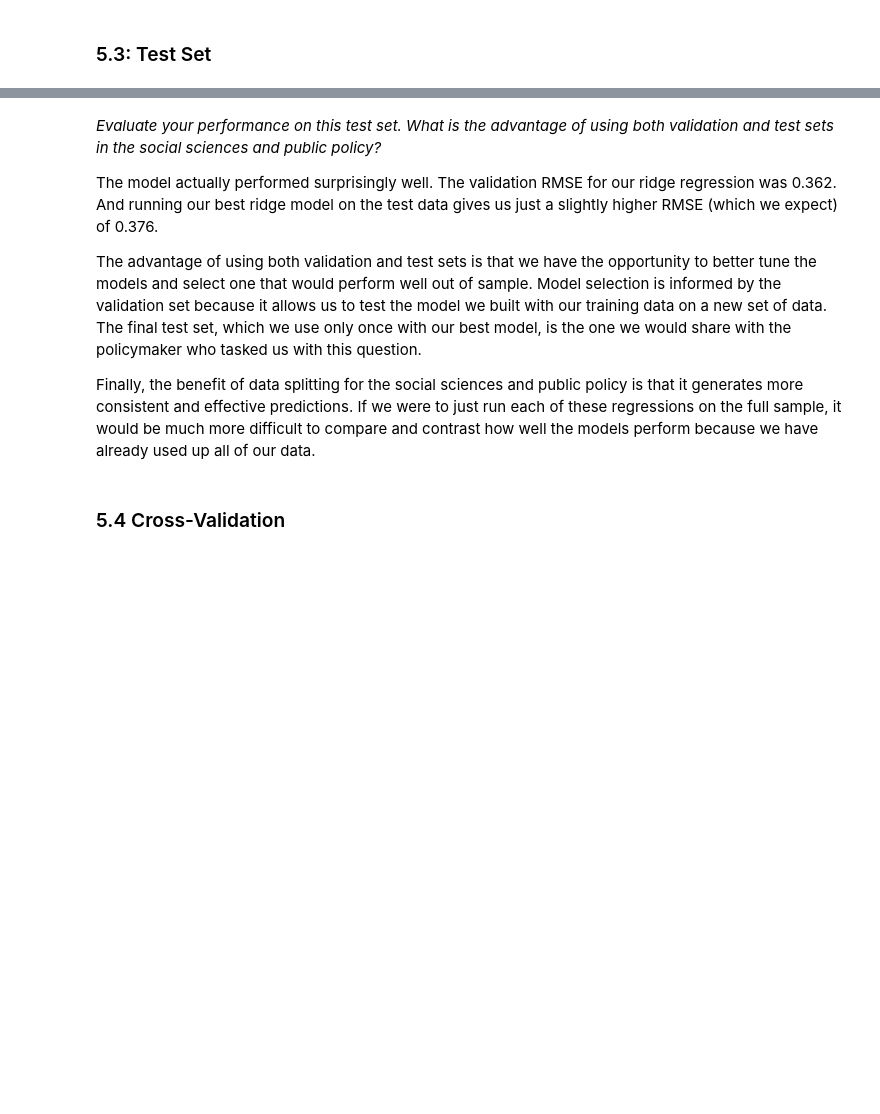
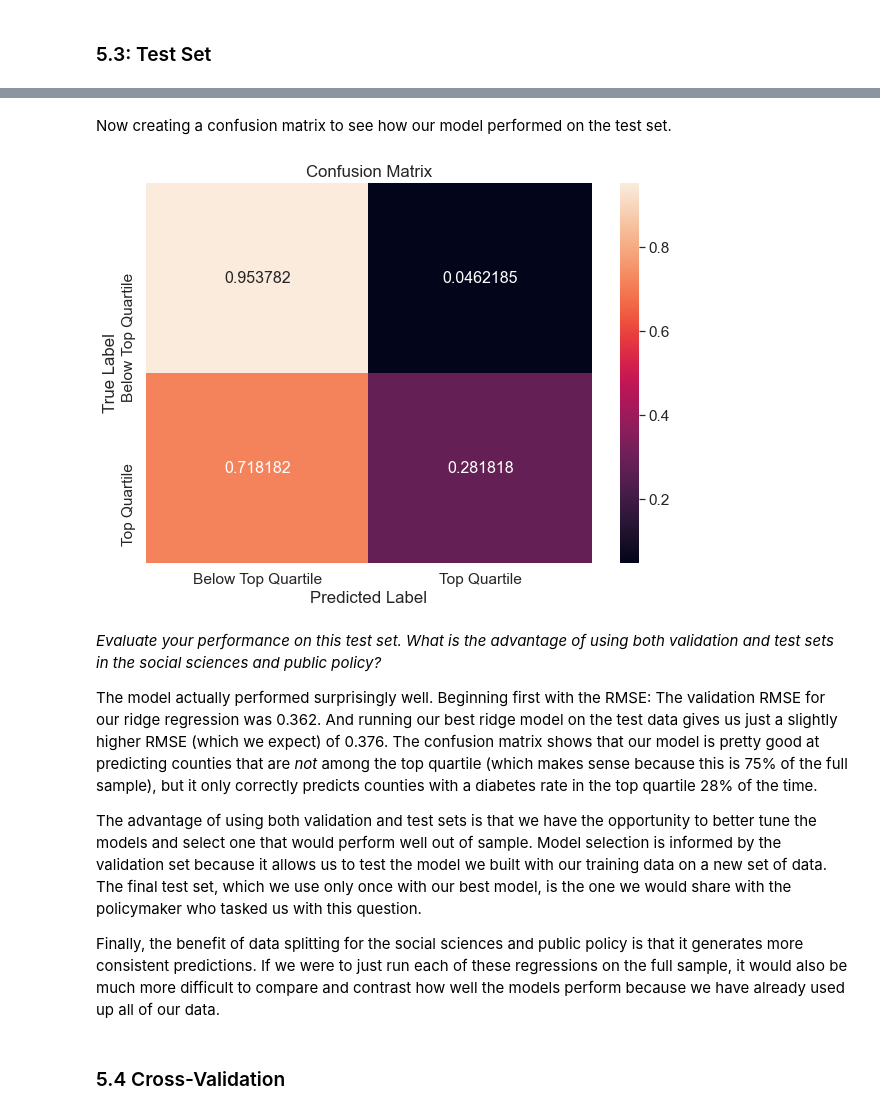
Before and after one commit to shrutibathia/CSS_Project2_Team2_Fall2020, a Jupyter notebook: Project2.ipynb, the cells around one changed output, grey strips where cells are left out. Cells and saved outputs as stored; diff of their text form; code cells hidden in the pictures; blank space fills up the shorter version.

```diff
--- a/Project2.ipynb
+++ b/Project2.ipynb
@@ -606,11 +608,39 @@ Test RMSE 0.3768934919757179
+# %% [markdown]
+Now creating a confusion matrix to see how our model performed on the test set.
+# %%
+# first turning our predictions into a binary variable
+best_pred_bin = best_pred
+best_pred_bin = np.where(best_pred>0.5, 1, 0)
+
+cf_matrix = confusion_matrix(y_test, best_pred_bin, normalize = "true")
+
+
+df_cm = pd.DataFrame(cf_matrix, range(2),
+              range(2))
+
+df_cm = df_cm.rename(index=str, columns={0: "Below Top Quartile", 1: "Top Quartile"})
+df_cm.index = ["Below Top Quartile", "Top Quartile"]
+plt.figure(figsize = (10,7))
+sns.set(font_scale=1.4)#for label size
+sns.heatmap(df_cm,
+           annot=True,
+           annot_kws={"size": 16},
+           fmt='g')
+
+plt.title("Confusion Matrix")
+plt.xlabel("Predicted Label")
+plt.ylabel("True Label")
+plt.show()
+# %% [output]
+[figure, added]
 # %% [markdown]
 _Evaluate your performance on this test set. What is the advantage of using both validation and test sets in the social sciences and public policy?_
 
-The model actually performed surprisingly well. The validation RMSE for our ridge regression was 0.362. And running our best ridge model on the test data gives us just a slightly higher RMSE (which we expect) of 0.376.
+The model actually performed surprisingly well. Beginning first with the RMSE: The validation RMSE for our ridge regression was 0.362. And running our best ridge model on the test data gives us just a slightly higher RMSE (which we expect) of 0.376. The confusion matrix shows that our model is pretty good at predicting counties that are _not_ among the top quartile (which makes sense because this is 75% of the full sample), but it only correctly predicts counties with a diabetes rate in the top quartile 28% of the time.
 
 The advantage of using both validation and test sets is that we have the opportunity to better tune the models and select one that would perform well out of sample. Model selection is informed by the validation set because it allows us to test the model we built with our training data on a new set of data. The final test set, which we use only once with our best model, is the one we would share with the policymaker who tasked us with this question.
 
-Finally, the benefit of data splitting for the social sciences and public policy is that it generates more consistent and effective predictions. If we were to just run each of these regressions on the full sample, it would be much more difficult to compare and contrast how well the models perform because we have already used up all of our data.
+Finally, the benefit of data splitting for the social sciences and public policy is that it generates more consistent predictions. If we were to just run each of these regressions on the full sample, it would also be much more difficult to compare and contrast how well the models perform because we have already used up all of our data.
 # %% [markdown]
 ### 5.4 Cross-Validation
 # %% [markdown]
```
Also changed, not shown: parts of 12 cells of this notebook.
